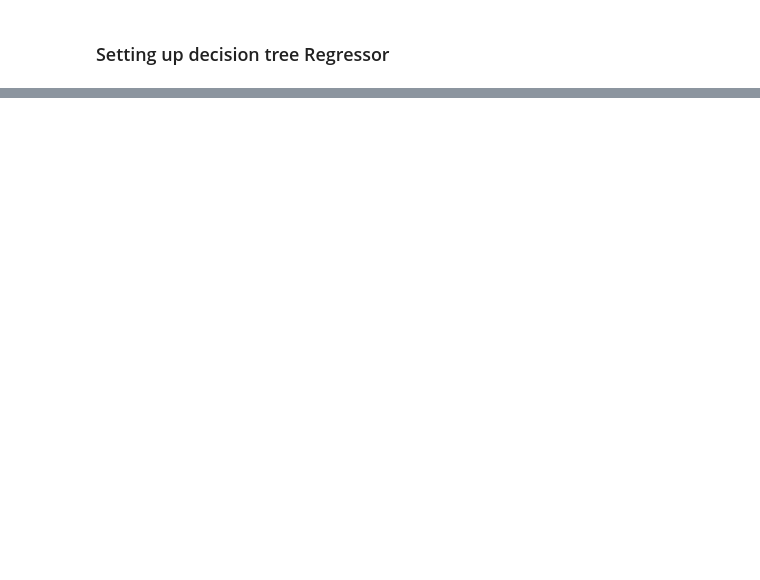
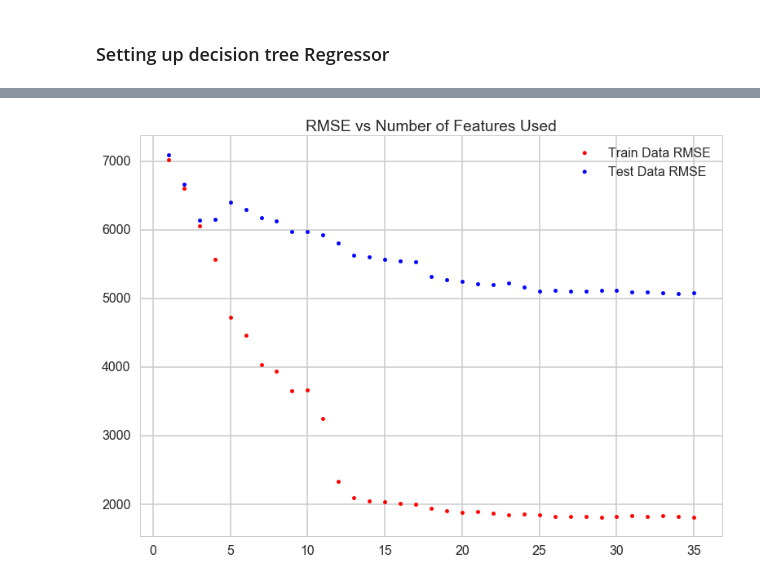
Before and after one commit to mohi7621/Springboard, a Jupyter notebook: capstone/decision-tree-regressor.ipynb, the cells around one changed output, grey strips where cells are left out. Drawn from its saved outputs; the diff is of its cells as text; code cells hidden in the pictures; blank space fills up the shorter version.

```diff
--- a/capstone/decision-tree-regressor.ipynb
+++ b/capstone/decision-tree-regressor.ipynb
@@ -147,4 +81,0 @@ RMSE: 0.0
-# %%
-# Examine RMSE for test data
-y_pred_test = forest.predict(X_test)
-print('RMSE: %s' % (mean_squared_error(y_test, y_pred_test, nwgt_test))**0.5)
@@ -166,10 +81,0 @@ from sklearn.svm import SVR
-# %%
-X_train, X_test, y_train, y_test = train_test_split(cat_data, kwh, test_size=0.4)
-# %%
-nwgt_train = X_train.NWEIGHT
-nwgt_train = nwgt_train.as_matrix()
-X_train = X_train.drop('NWEIGHT', axis = 1)
-
-nwgt_test = X_test.NWEIGHT
-nwgt_test = nwgt_test.as_matrix()
-X_test = X_test.drop('NWEIGHT', axis = 1)
@@ -204,0 +82,20 @@ array([False, False, False,  True,  True,  True, False, False, False,
+# %%
+RMSE = pd.DataFrame(columns = ['train','test'])
+b = 35
+a = linspace(1,b,b)
+for i in a:
+    top_feat = rfeats[:int(i)]
+    X_tr = X_train.filter(items = top_feat.name)
+    X_te = X_test.filter(items = top_feat.name)
+    forest.fit(X_tr, y_train.KWH)#, sample_weight = nwgt_train)
+    y_pred_train = forest.predict(X_tr)
+
+    # Examine RMSE for fitted data
+    RMSE_train = (mean_squared_error(y_train, y_pred_train, nwgt_train))**0.5
+
+    # Examine RMSE for test data
+    y_pred_test = forest.predict(X_te)
+    RMSE_test = (mean_squared_error(y_test, y_pred_test, nwgt_test))**0.5
+
+    RMSE.loc[len(RMSE)] = [RMSE_train, RMSE_test]
+    print(i)
@@ -204,0 +120,10 @@ array([False, False, False,  True,  True,  True, False, False, False,
+# %%
+plt.figure()
+plt.scatter(a, RMSE.train, color = 'red', label = 'Train Data RMSE')
+plt.scatter(a, RMSE.test, color = 'blue', label = 'Test Data RMSE')
+plt.legend()
+plt.title('RMSE vs Number of Features Used')
+plt.autoscale(tight = True)
+plt.show()
+# %% [output]
+[figure, added]
```
Also changed, not shown: parts of 28 cells of this notebook, 5 other files.
